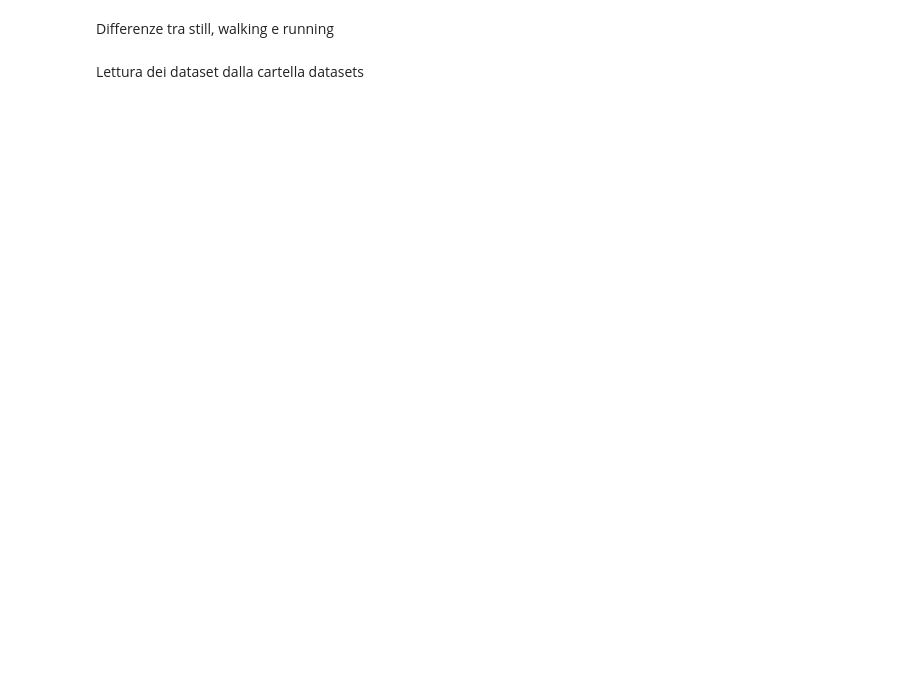
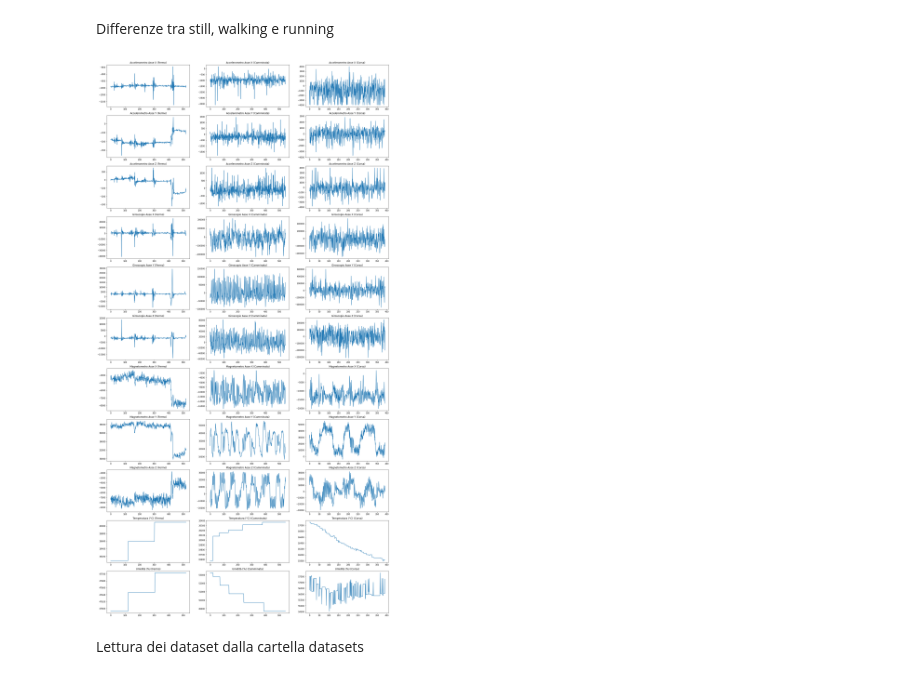
Before and after one commit to bernyxx/activity-classifier, a Jupyter notebook: model.ipynb, the cells around one changed output. Saved outputs shown, nothing was run; the diff lists cells and outputs as text; code cells hidden in the pictures; blank space fills up the shorter version.

```diff
--- a/model.ipynb
+++ b/model.ipynb
@@ -90,3 +17,52 @@ ax18.set_title('Gyroscope Z-axis (Running)')
+# %%
+# relevant features
+still = pd.read_csv('datasets/still_19_02_2023_17_28_18.csv')
+walking = pd.read_csv('datasets/walking_19_02_2023_17_10_11.csv')
+running = pd.read_csv('datasets/running_23_02_2023_10_48_27.csv')
+
+
+fig, axs = plt.subplots(still.shape[1],3)
+
+fig.set_figheight(50)
+fig.set_figwidth(25)
+
+
+for i in range (still.shape[1]):
+    title = ''
+
+    if i == 0:
+        title = "Accelerometro Asse X"
+    elif i == 1:
+        title = "Accelerometro Asse Y"
+    elif i == 2:
+        title = "Accelerometro Asse Z"
+    elif i == 3:
+        title = "Giroscopio Asse X"
+    elif i == 4:
+        title = "Giroscopio Asse Y"
+    elif i == 5:
+        title = "Giroscopio Asse Z"
+    elif i == 6:
+        title = "Magnetometro Asse X"
+    elif i == 7:
+        title = "Magnetometro Asse Y"
+    elif i == 8:
+        title = "Magnetometro Asse Z"
+    elif i == 9:
+        title = "Temperatura (°C)"
+    else:
+        title = "Umidità (%)"
+
+    axs[i,0].plot(np.arange(0, still.shape[0]), still[still.columns[i]])
+    axs[i,0].set_title(f'{title} (Fermo)')
+
+    axs[i,1].plot(np.arange(0, walking.shape[0]), walking[walking.columns[i]])
+    axs[i,1].set_title(f'{title} (Camminata)')
+
+    axs[i,2].plot(np.arange(0, running.shape[0]), running[running.columns[i]])
+    axs[i,2].set_title(f'{title} (Corsa)')
+# %% [output]
+[figure, added]
 # %% [markdown]
 Lettura dei dataset dalla cartella datasets
 # %%
```
Also changed, not shown: parts of 20 cells of this notebook, 26 other files.
